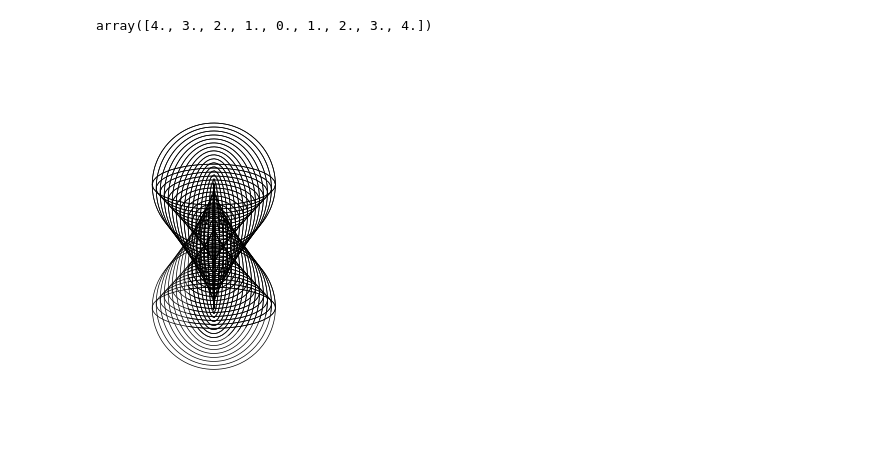
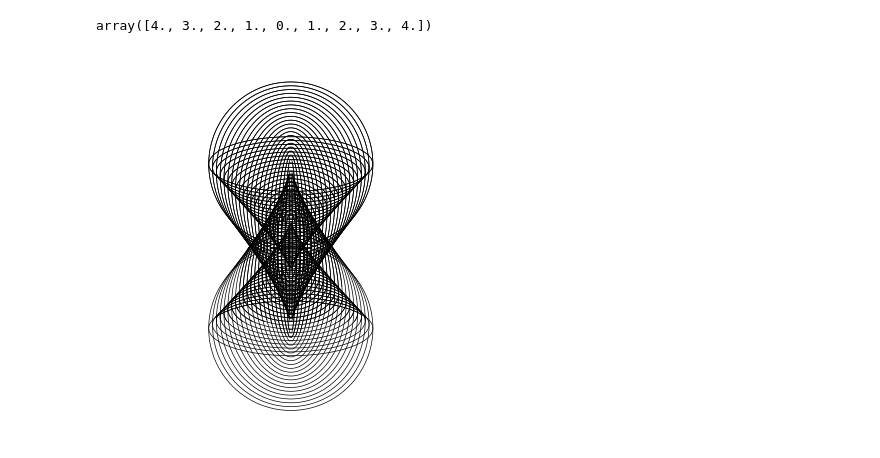
Before and after one commit to viktor-kertanov/master-math, a Jupyter notebook: ch8_graphing_conic_sections/4_graphing_ellipses.ipynb, the cells around one changed output. Cells and saved outputs as stored; diff of their text form; code cells hidden in the pictures.

Commit message:
Graphing Conic Sections, chapter 8 fully finished

```diff
--- a/ch8_graphing_conic_sections/4_graphing_ellipses.ipynb
+++ b/ch8_graphing_conic_sections/4_graphing_ellipses.ipynb
@@ -12,8 +12,8 @@ $\frac{(y-k)^2}{b^2} + \frac{(x-h)^2}{a^2} - 1 = 0  $
 import numpy as np
 import matplotlib.pyplot as plt
 # %%
-h = 0
-k = 0
+h = 3
+k = 3
 a = 5
 b = 2
 
@@ -68,35 +68,28 @@ a
 # %% [output]
 array([4., 3., 2., 1., 0., 1., 2., 3., 4.])
 # %%
-# Extension to the exercise
 # Exercise: from a circle to a few ellipses
 b = 4
 h = 0
 
 n = 100
 
-a_points_n = 32
+a_points_n = 44
 
 for a_idx, a in enumerate(np.linspace(-4, 4, a_points_n), start=1):
-    for h in np.linspace(-5, 5, 1):
-        for b in np.linspace(-4, 4, 4):
-            axlim = np.max([np.max(a), b]) + np.max([abs(h), abs(np.max(k))])+3
-            x = np.linspace(-axlim, axlim, n)
-            X, Y = np.meshgrid(x, x)
+    for b in np.linspace(-4, 4, 4):
+        axlim = np.max([np.max(a), b]) + np.max([abs(h), abs(np.max(k))])+1
+        x = np.linspace(-axlim, axlim, n)
+        X, Y = np.meshgrid(x, x)
 
-            # print(f"{a_idx}. {a}")
-            Fxy = (X - h)**2 / a**2 + (Y - a)**2 / b**2 - 1
-            if a > 0:
-                plt.contour(X, Y, Fxy, 0, colors='k', linewidths=.5)
-            else:
-                color_scale= 0.01
-                color = color_scale+(1-color_scale)*abs(a)/a_points_n
-                plt.contour(X, Y, Fxy, 0, colors='k', linewidths=.5)
+        # print(f"{a_idx}. {a}")
+        Fxy = (X - h)**2 / a**2 + (Y - a)**2 / b**2 - 1
+        plt.contour(X, Y, Fxy, 0, colors='k', linewidths=0.5)
 
 
 plt.gca().set_aspect('equal')
 plt.axis('off')
-plt.savefig('ellipses_self_amuse.svg')
+plt.savefig('ellipses_axi.svg')
 plt.show()
 # %% [output]
-[figure, old version]
+[figure, new version]
```
Also changed, not shown: parts of 2 cells of this notebook, 5 other files.
